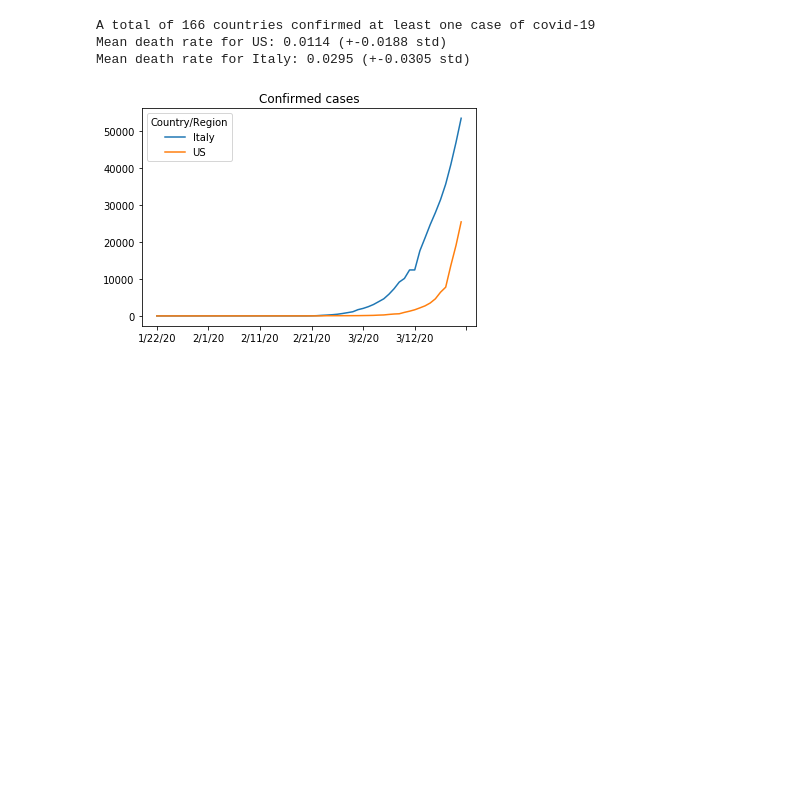
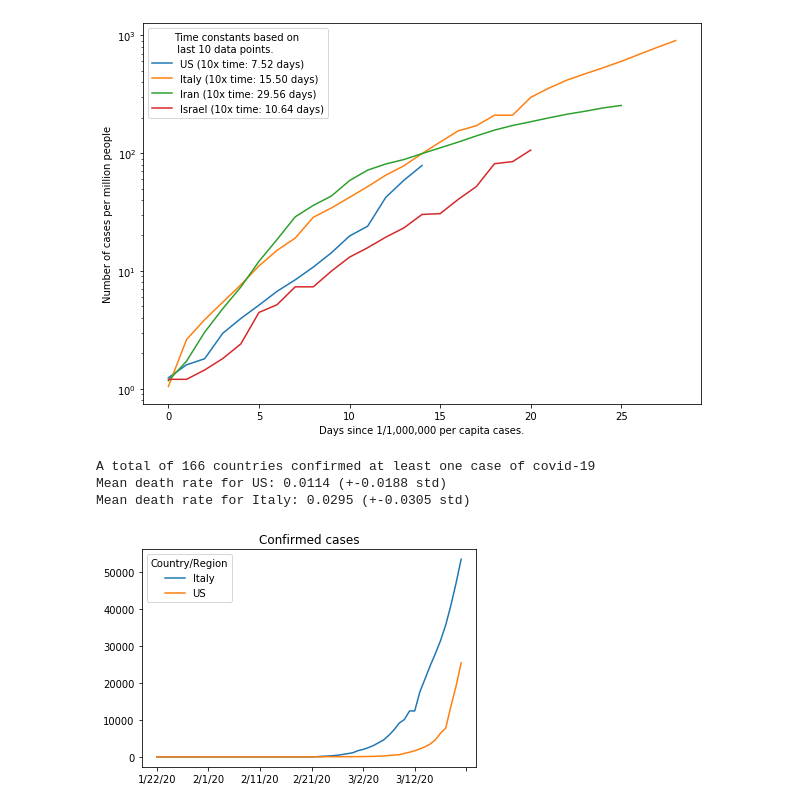
Before and after one commit to zonradkuse/covid-data-processing, a Jupyter notebook: non-interactive-plots.ipynb, the cells around one changed output. Drawn from its saved outputs; the diff is of its cells as text; code cells hidden in the pictures; blank space fills up the shorter version.

```diff
--- a/non-interactive-plots.ipynb
+++ b/non-interactive-plots.ipynb
@@ -13,3 +13,11 @@ plots.semilog_cases_since(["US","Italy","Iran","Israel"],
+# %%
+plots.semilog_per_capita_since(["US","Italy","Iran","Israel"],
+                               threshold_per_capita=1,
+                               time_constant_type=10,
+                               num_datapoints_fit=10,
+                               fit_first_last="last")
+# %% [output]
+[figure, added]
 # %%
 plots.generate_all_plots(["US","Italy"])
 # %% [output]
```
Also changed, not shown: parts of 2 cells of this notebook, 1 other file.
